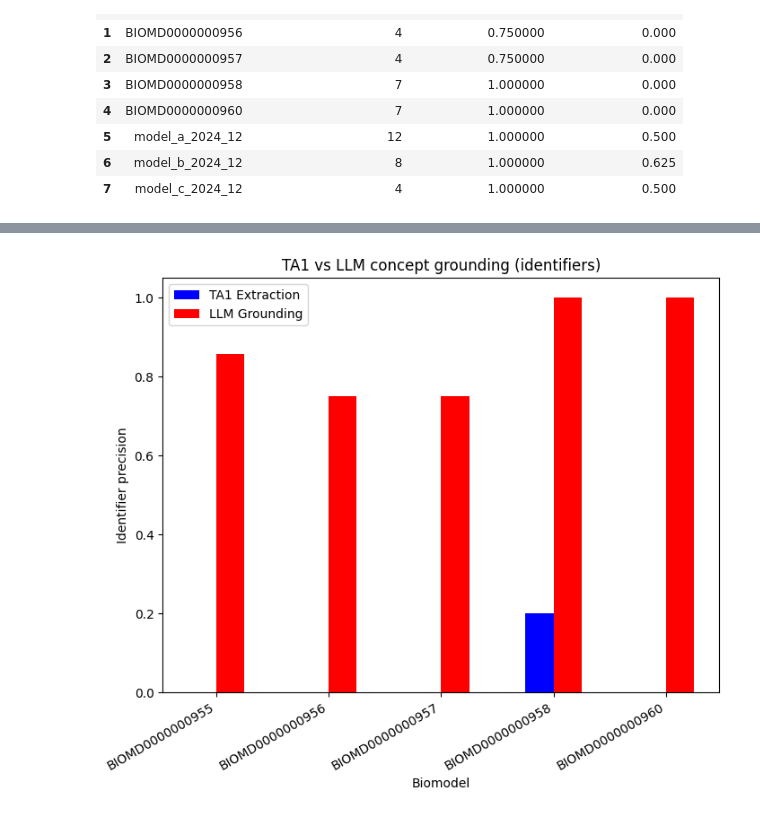
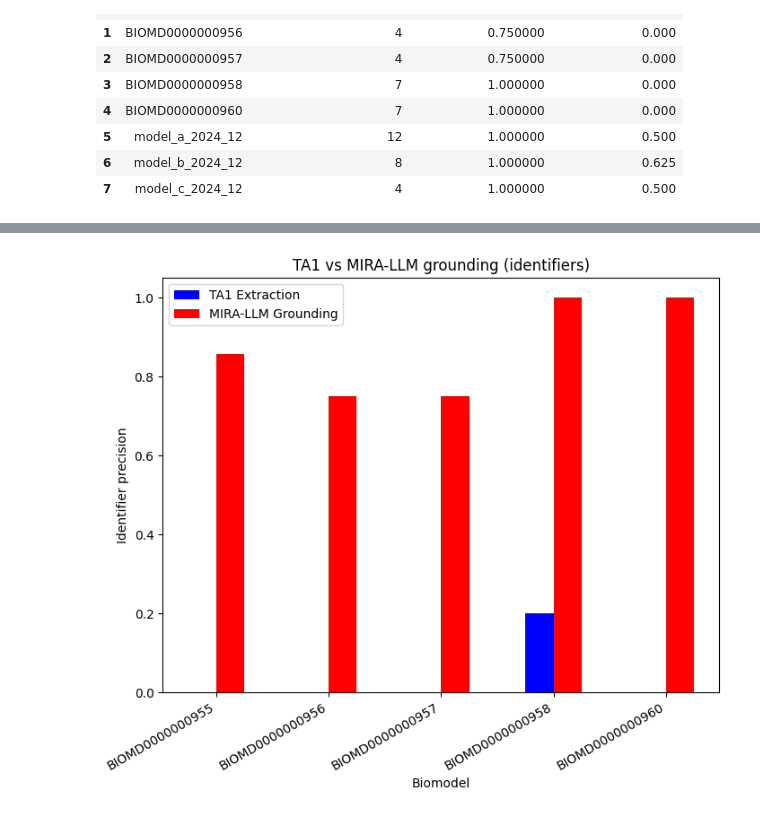
Before and after one commit to gyorilab/mira, a Jupyter notebook: notebooks/mira_llm_grounding_evaluation.ipynb, the cells around one changed output, grey strips where cells are left out. Cells and saved outputs as stored; diff of their text form; code cells hidden in the pictures.

Commit message:
Rename to mira llm grounding

```diff
--- a/notebooks/llm_grounding_evaluation.ipynb
+++ b/notebooks/mira_llm_grounding_evaluation.ipynb
@@ -799,33 +799,33 @@ x = np.arange(len(categories))
 
 fig, ax = plt.subplots(figsize=(8, 6))
 
 ax.bar(
     x - bar_width / 2,
     ta1_identifier_precision,
     width=bar_width,
     label="TA1 Extraction",
     color="blue",
     align="center",
 )
 
 
 ax.bar(
     x + bar_width / 2,
     llm_identifier_precision,
     width=bar_width,
-    label="LLM Grounding",
+    label="MIRA-LLM Grounding",
     color="red",
     align="center",
 )
 
 ax.set_xlabel("Biomodel")
 ax.set_ylabel("Identifier precision")
-ax.set_title("TA1 vs LLM concept grounding (identifiers)")
+ax.set_title("TA1 vs MIRA-LLM grounding (identifiers)")
 ax.set_xticks(x)
 ax.set_xticklabels(categories)
 ax.set_xticklabels(categories, rotation=30, ha="right")
 ax.legend()
 
 plt.show()
 # %% [output]
-[figure, old version]
+[figure, new version]
```
Also changed, not shown: parts of 8 cells of this notebook.
